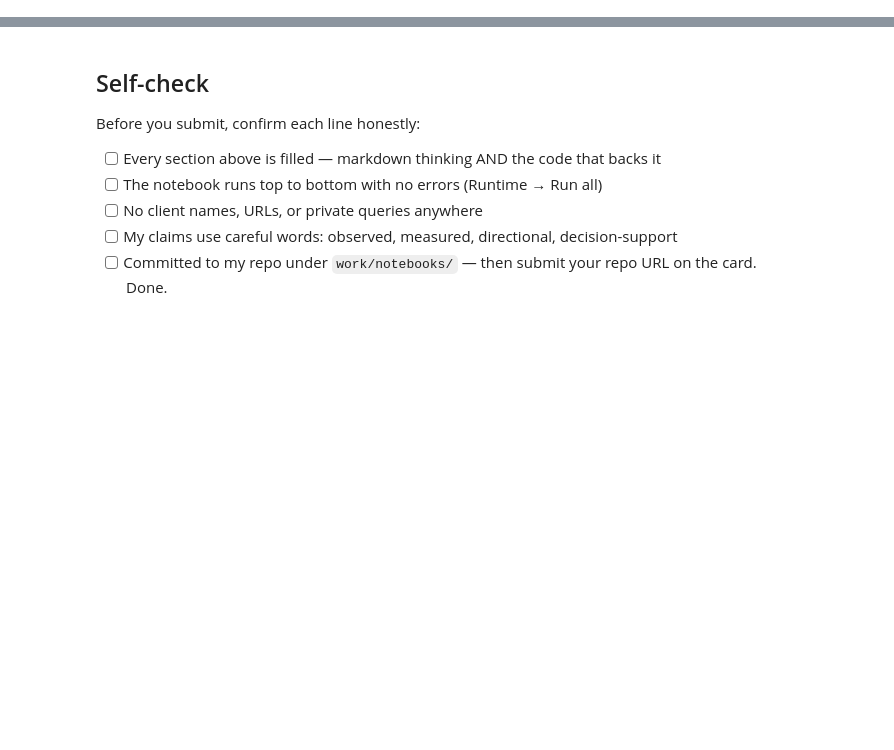
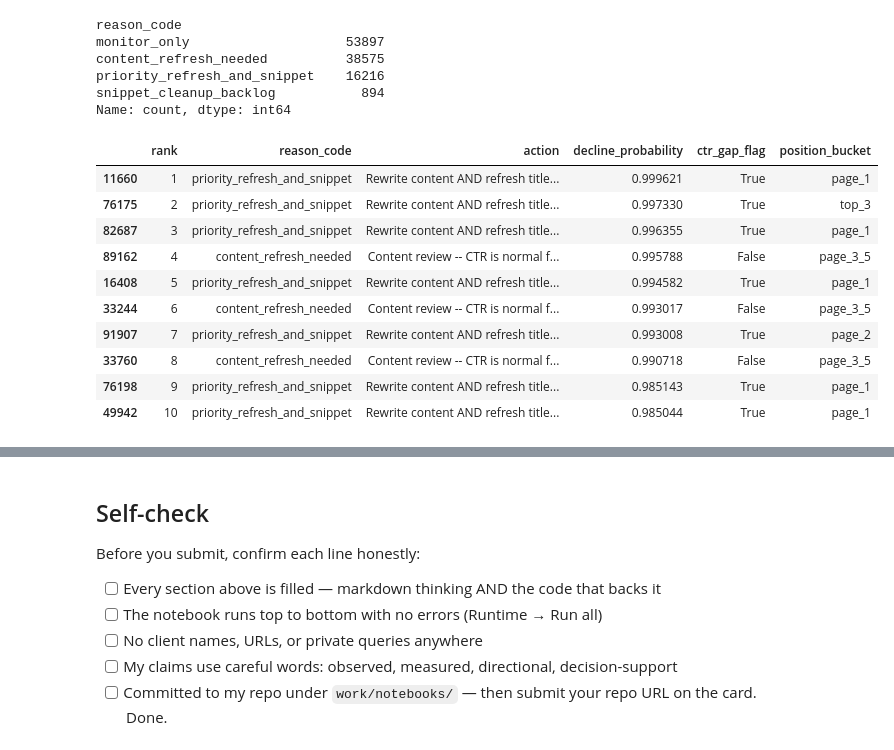
Before and after one commit to Mehroz485/ML-01, a Jupyter notebook: work/notebooks/w07_action_playbook.ipynb, the cells around one changed output, grey strips where cells are left out. Cells and saved outputs as stored; diff of their text form; code cells hidden in the pictures; blank space fills up the shorter version.

```diff
--- a/work/notebooks/w07_action_playbook.ipynb
+++ b/work/notebooks/w07_action_playbook.ipynb
@@ -36,0 +94,80 @@ This skeleton is yours to fill. Work the sections **in order** — each one has
+# %%
+# Final production fit: ALL honest data, now that validation is done (w06).
+# Precision@K credibility is NOT re-measured here on training data -- it's cited from w06's
+# out-of-fold StratifiedGroupKFold numbers below. This fit is only to score the live queue.
+X_all = action_df[FEATURE_COLS].values
+y_all = action_df[LABEL_COL].values
+
+final_model = LogisticRegression(max_iter=1000).fit(X_all, y_all)
+action_df["decline_probability"] = final_model.predict_proba(X_all)[:, 1]
+
+# Re-derive the CTR-gap rule flag, early-window only (same construction as w04/w05/w06).
+def position_bucket(p):
+    if pd.isna(p):     return "no_data"
+    if p <= 3:          return "top_3"
+    if p <= 10:         return "page_1"
+    if p <= 20:         return "page_2"
+    if p <= 50:         return "page_3_5"
+    return "deep"
+
+FLOOR_IMPRESSIONS = 500
+MAX_POSITION = 20
+
+action_df["position_bucket"] = action_df["pos_early"].apply(position_bucket)
+benchmark = (action_df[action_df["imp_early"] >= FLOOR_IMPRESSIONS]
+             .groupby("position_bucket")["ctr_early"].median())
+action_df["ctr_benchmark"] = action_df["position_bucket"].map(benchmark)
+action_df["ctr_gap"] = (action_df["ctr_benchmark"] - action_df["ctr_early"]).clip(lower=0)
+eligible = ((action_df["imp_early"] >= FLOOR_IMPRESSIONS)
+            & (action_df["pos_early"] > 0)
+            & (action_df["pos_early"] <= MAX_POSITION))
+action_df["ctr_gap_flag"] = eligible & (action_df["ctr_gap"] > 0)
+
+# Elevated risk = above-median decline probability. Median split, not a tuned threshold --
+# a relative "worth reviewing first" claim, not an absolute prediction (writing-honest-claims).
+risk_cutoff = action_df["decline_probability"].median()
+action_df["elevated_risk"] = action_df["decline_probability"] >= risk_cutoff
+
+def archetype(row):
+    if row["elevated_risk"] and row["ctr_gap_flag"]:
+        return "priority_refresh_and_snippet"
+    if row["elevated_risk"] and not row["ctr_gap_flag"]:
+        return "content_refresh_needed"
+    if not row["elevated_risk"] and row["ctr_gap_flag"]:
+        return "snippet_cleanup_backlog"
+    return "monitor_only"
+
+action_df["reason_code"] = action_df.apply(archetype, axis=1)
+action_map = {
+    "priority_refresh_and_snippet": "Rewrite content AND refresh title/meta -- two independent signals agree",
+    "content_refresh_needed":       "Content review -- CTR is normal for its position, so a snippet tweak alone won't help",
+    "snippet_cleanup_backlog":      "Queue a title/meta tweak -- not urgent, low decline risk",
+    "monitor_only":                 "No action -- keep in the next monitoring pass",
+}
+action_df["action"] = action_df["reason_code"].map(action_map)
+action_df["rank"] = action_df["decline_probability"].rank(method="first", ascending=False).astype(int)
+
+print(action_df["reason_code"].value_counts())
+print()
+queue_preview = action_df.sort_values("rank")[[
+    "rank", "reason_code", "action", "decline_probability", "ctr_gap_flag", "position_bucket",
+]].head(10)
+queue_preview
+# %% [output]
+reason_code
+monitor_only                    53897
+content_refresh_needed          38575
+priority_refresh_and_snippet    16216
+snippet_cleanup_backlog           894
+Name: count, dtype: int64
+|  | rank | reason_code | action | decline_probability | ctr_gap_flag | position_bucket |
+| 11660 | 1 | priority_refresh_and_snippet | Rewrite content AND refresh title... | 0.999621 | True | page_1 |
+| 76175 | 2 | priority_refresh_and_snippet | Rewrite content AND refresh title... | 0.997330 | True | top_3 |
+| 82687 | 3 | priority_refresh_and_snippet | Rewrite content AND refresh title... | 0.996355 | True | page_1 |
+| 89162 | 4 | content_refresh_needed | Content review -- CTR is normal f... | 0.995788 | False | page_3_5 |
+| 16408 | 5 | priority_refresh_and_snippet | Rewrite content AND refresh title... | 0.994582 | True | page_1 |
+| 33244 | 6 | content_refresh_needed | Content review -- CTR is normal f... | 0.993017 | False | page_3_5 |
+| 91907 | 7 | priority_refresh_and_snippet | Rewrite content AND refresh title... | 0.993008 | True | page_2 |
+| 33760 | 8 | content_refresh_needed | Content review -- CTR is normal f... | 0.990718 | False | page_3_5 |
+| 76198 | 9 | priority_refresh_and_snippet | Rewrite content AND refresh title... | 0.985143 | True | page_1 |
+| 49942 | 10 | priority_refresh_and_snippet | Rewrite content AND refresh title... | 0.985044 | True | page_1 |
```
Also changed, not shown: parts of 20 cells of this notebook.
